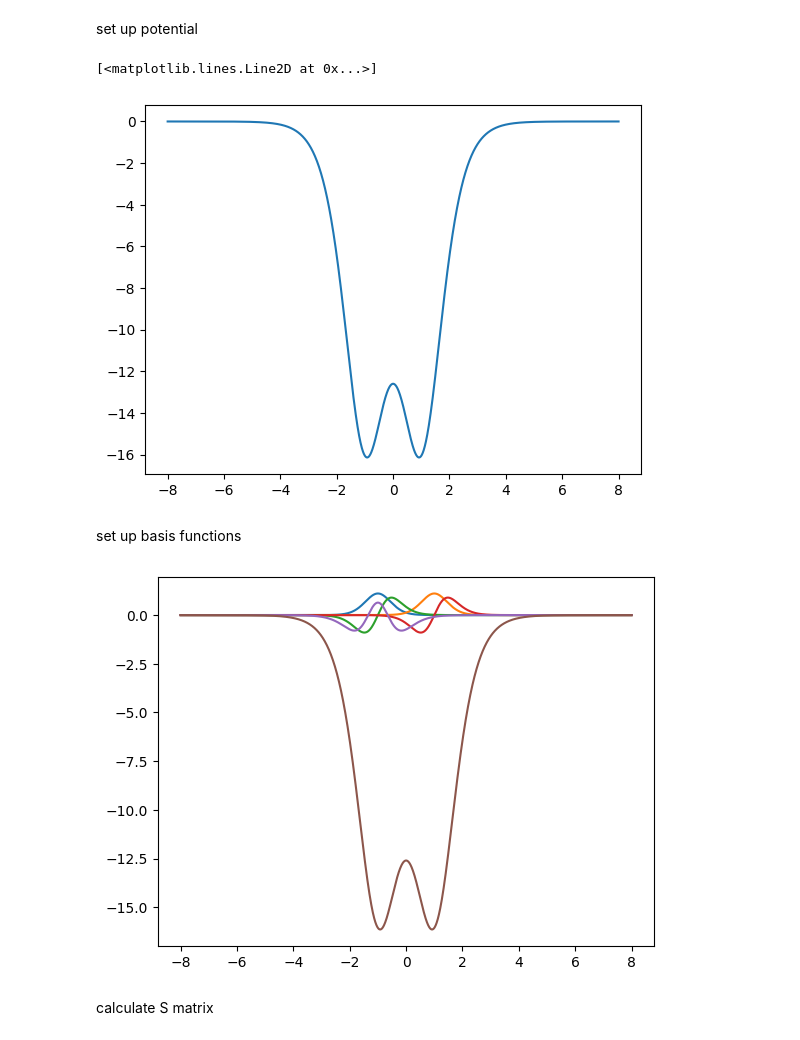
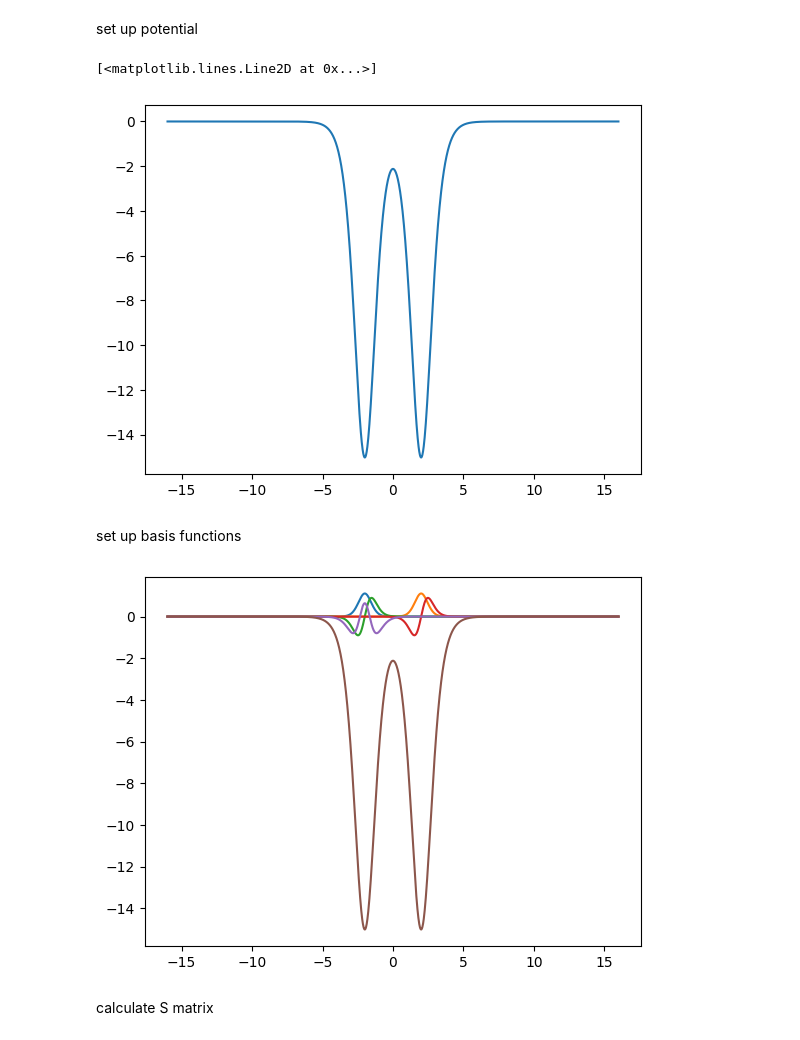
Before and after one commit to JuKoWi/numerov-LCAO, a Jupyter notebook: excercise2/numerov_LCAO.ipynb, the cells around one changed output. Saved outputs shown, nothing was run; the diff lists cells and outputs as text; code cells hidden in the pictures.

```diff
--- a/excercise2/numerov_LCAO.ipynb
+++ b/excercise2/numerov_LCAO.ipynb
@@ -86,7 +85,7 @@ plt.legend(loc='upper right')
 # %% [markdown]
 set up potential
 # %%
-d = 2
+d = 4
 N_single = 2000
 n_centers = 2
 x_max = n_centers * d * 2
@@ -100,34 +99,34 @@ def multiwell_pot(pot_funct, n_centers, d, x):
             V_tot += pot_funct(x - (i+0.5)*d)
             V_tot += pot_funct(x + (i+0.5)*d)
     if not gerade:
         V_tot += pot_funct(x)
         for i in range(1,int(n_centers//2+1)):
             V_tot += pot_funct(x + i*d)
             V_tot += pot_funct(x - i*d)
 
 
     return V_tot
 
 def half_multiwell(pot_funct, n_centers, d, x_half):
     V_tot = np.zeros((N_single))
     gerade = (n_centers%2 == 0)
     if gerade:
         for i in range(int(n_centers/2)):
             V_tot += pot_funct(x_half + (i+0.5)*d)
     if not gerade:
         V_tot += pot_funct(x_half)
         for i in range(1, int(n_centers//2+1)):
             V_tot += pot_funct(x_half + i*d)
     return V_tot
 
 
 
 
 pot = multiwell_pot(poeschl_teller, n_centers, d, x_space)
 plt.plot(x_space, pot)
 # %% [output]
 [<matplotlib.lines.Line2D at 0x...>]
-[figure, old version]
+[figure, new version]
 # %% [markdown]
 set up basis functions
 # %%
@@ -172,7 +171,7 @@ plt.plot(x_space, phi_ao[4])
 plt.plot(x_space, pot)
 plt.show()
 # %% [output]
-[figure, old version]
+[figure, new version]
 # %% [markdown]
 calculate S matrix
 # %%
```
Also changed, not shown: parts of 6 cells of this notebook, 7 other files.
